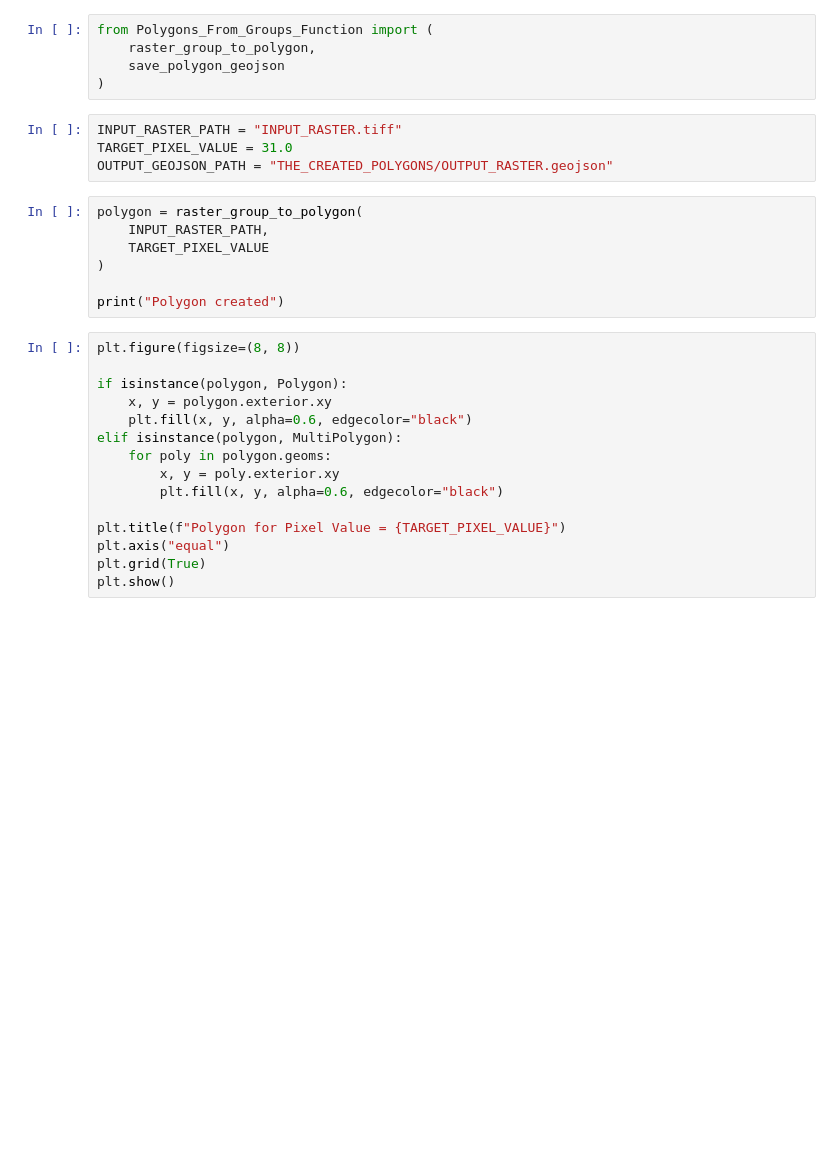
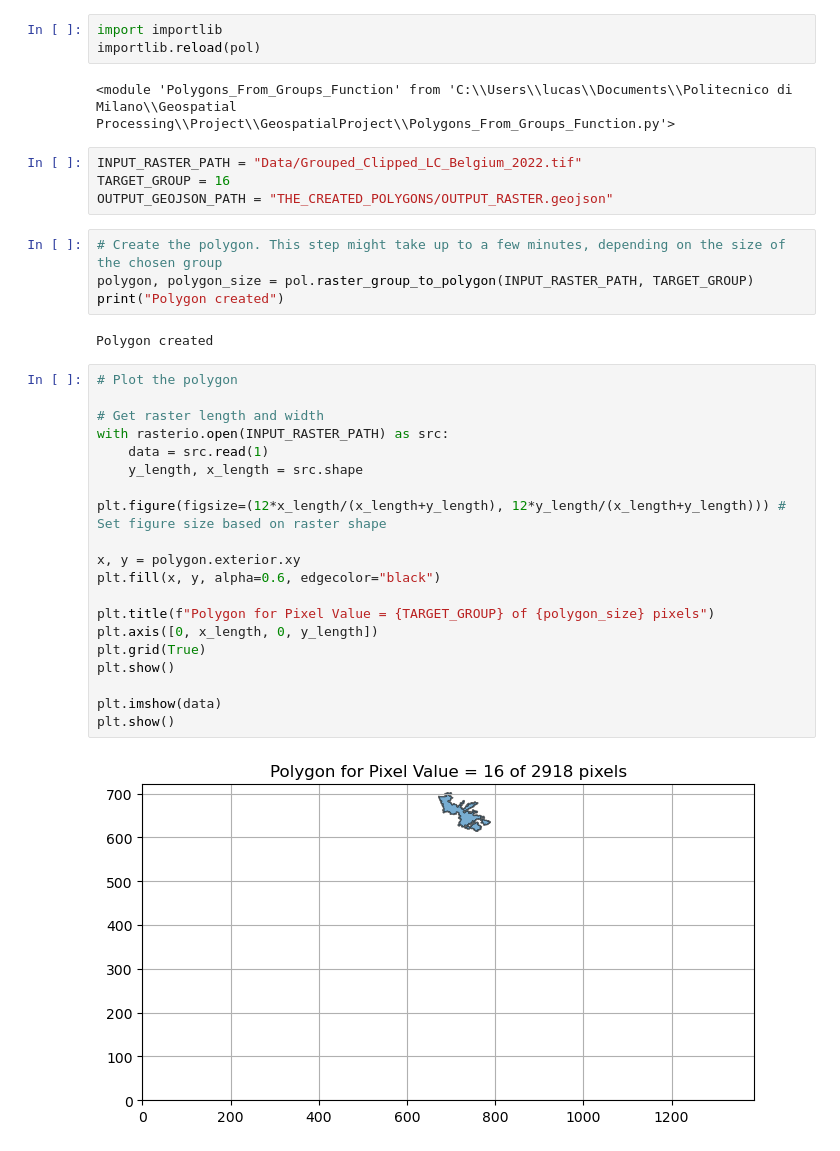
Before and after one commit to LucasVerbeeke/GeospatialProject, a Jupyter notebook: Polygon_From_Group_TEST.ipynb, the cells around one changed output. Cells and saved outputs as stored; diff of their text form; blank space fills up the shorter version.

```diff
--- a/Polygon_From_Group_TEST.ipynb
+++ b/Polygon_From_Group_TEST.ipynb
@@ -4,31 +6,37 @@ from shapely.geometry import Polygon, MultiPolygon
 # %%
-from Polygons_From_Groups_Function import (
-    raster_group_to_polygon,
-    save_polygon_geojson
-)
+import importlib
+importlib.reload(pol)
+# %% [output]
+<module 'Polygons_From_Groups_Function' from 'C:\\Users\\lucas\\Documents\\Politecnico di Milano\\Geospatial Processing\\Project\\GeospatialProject\\Polygons_From_Groups_Function.py'>
 # %%
-INPUT_RASTER_PATH = "INPUT_RASTER.tiff"
-TARGET_PIXEL_VALUE = 31.0
+INPUT_RASTER_PATH = "Data/Grouped_Clipped_LC_Belgium_2022.tif"
+TARGET_GROUP = 16
 OUTPUT_GEOJSON_PATH = "THE_CREATED_POLYGONS/OUTPUT_RASTER.geojson"
 # %%
-polygon = raster_group_to_polygon(
-    INPUT_RASTER_PATH,
-    TARGET_PIXEL_VALUE
-)
-
+# Create the polygon. This step might take up to a few minutes, depending on the size of the chosen group
+polygon, polygon_size = pol.raster_group_to_polygon(INPUT_RASTER_PATH, TARGET_GROUP)
 print("Polygon created")
+# %% [output]
+Polygon created
 # %%
-plt.figure(figsize=(8, 8))
+# Plot the polygon
 
-if isinstance(polygon, Polygon):
-    x, y = polygon.exterior.xy
-    plt.fill(x, y, alpha=0.6, edgecolor="black")
-elif isinstance(polygon, MultiPolygon):
-    for poly in polygon.geoms:
-        x, y = poly.exterior.xy
-        plt.fill(x, y, alpha=0.6, edgecolor="black")
+# Get raster length and width
+with rasterio.open(INPUT_RASTER_PATH) as src:
+    data = src.read(1)
+    y_length, x_length = src.shape
 
-plt.title(f"Polygon for Pixel Value = {TARGET_PIXEL_VALUE}")
-plt.axis("equal")
+plt.figure(figsize=(12*x_length/(x_length+y_length), 12*y_length/(x_length+y_length))) # Set figure size based on raster shape
+
+x, y = polygon.exterior.xy
+plt.fill(x, y, alpha=0.6, edgecolor="black")
+
+plt.title(f"Polygon for Pixel Value = {TARGET_GROUP} of {polygon_size} pixels")
+plt.axis([0, x_length, 0, y_length])
 plt.grid(True)
 plt.show()
+
+plt.imshow(data)
+plt.show()
+# %% [output]
+[figure, added]
```
Also changed, not shown: parts of 3 cells of this notebook, 10 other files.
